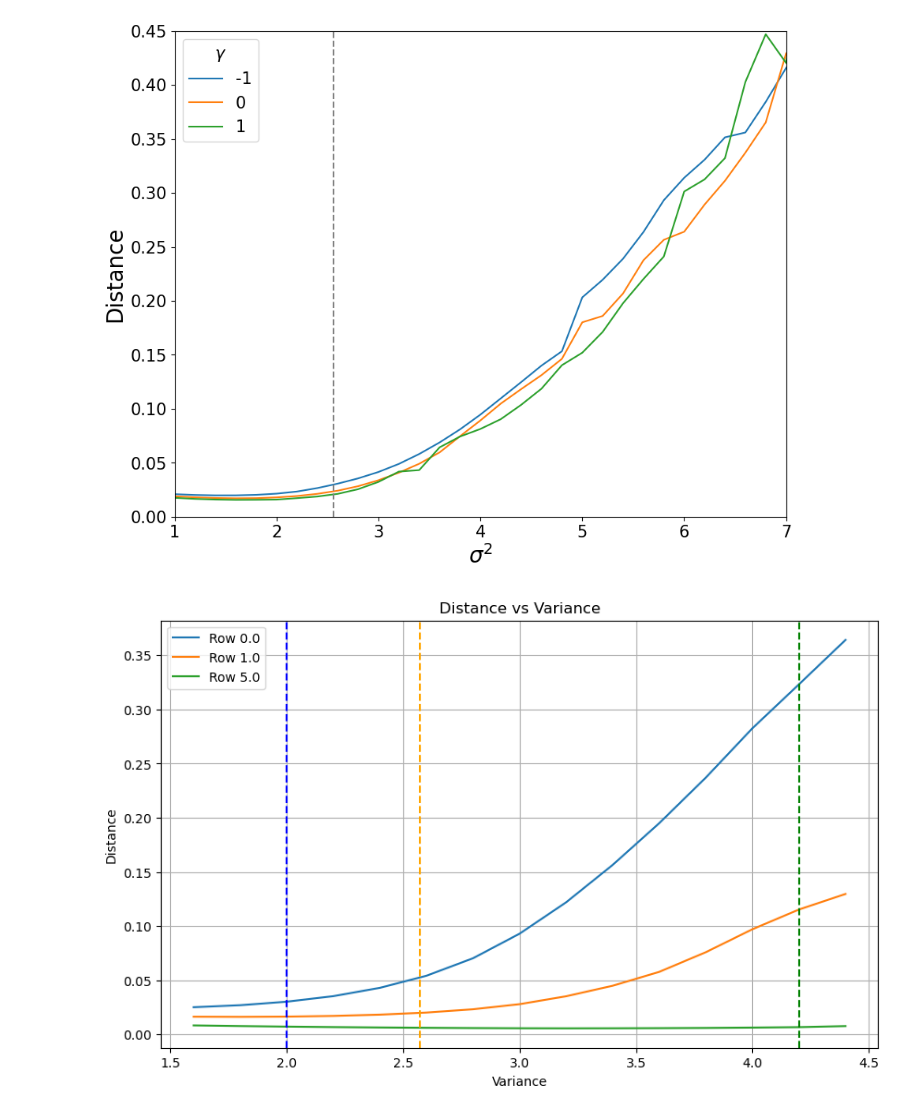
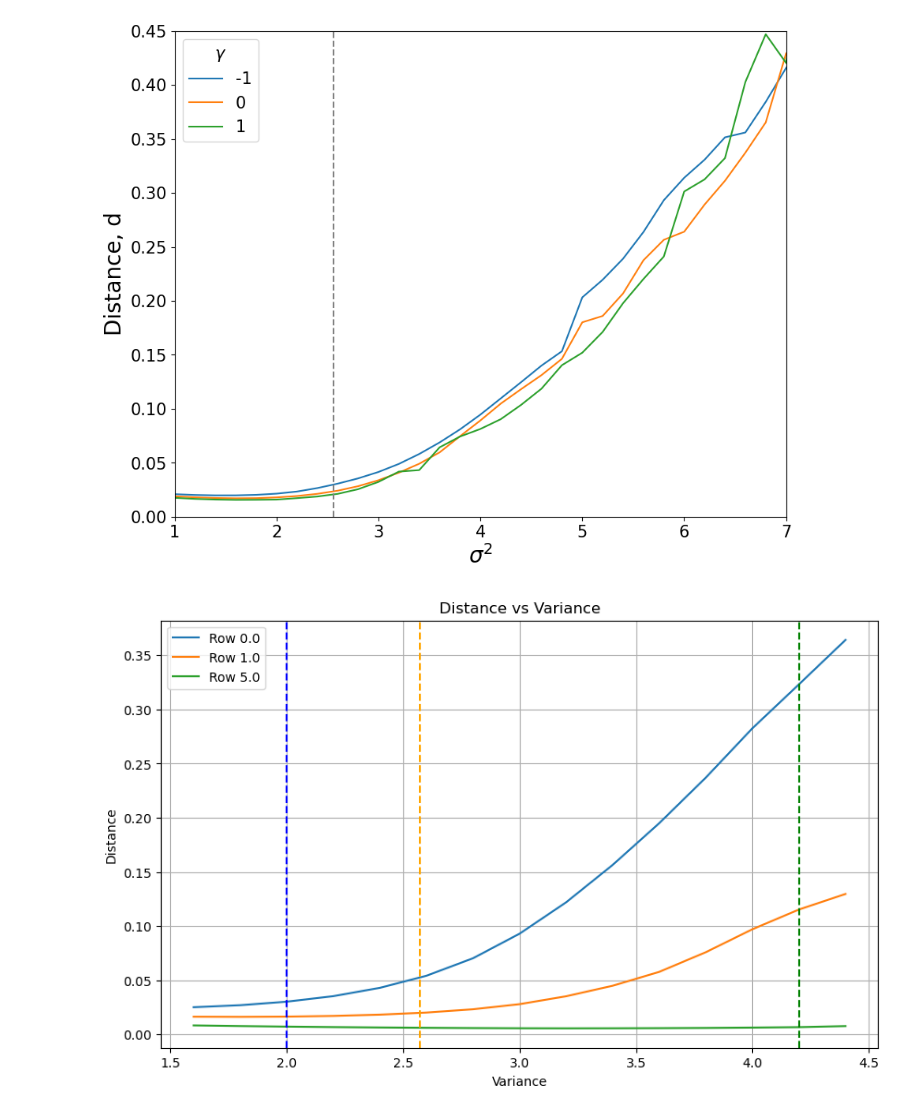
Before and after one commit to scastedo/Lotka-Volterra-Simulations, a Jupyter notebook: testing.ipynb, the cells around one changed output. Saved outputs shown, nothing was run; the diff lists cells and outputs as text; code cells hidden in the pictures.

```diff
--- a/testing.ipynb
+++ b/testing.ipynb
@@ -284,35 +284,35 @@ data = {}
 with open('gamma_distance_long.csv', 'r') as f:
     reader = csv.reader(f)
     for gamma in reader:
         if gamma[0] in ['BG', 'ROW', 'COLUMN', 'MU', 'VARIANCE']:
             continue
         variance = float(gamma[0])
         gamma_value = float(gamma[1])
         distance = float(gamma[2])
         if gamma_value not in data:
             data[gamma_value] = {'variances': [], 'distances': []}
         data[gamma_value]['variances'].append(variance)
         data[gamma_value]['distances'].append(distance)
 
 
 # Plot the data
 plt.figure(figsize=(10, 8))
 for gamma_value, values in data.items():
     plt.plot(values['variances'], values['distances'], label=f'{gamma_value:.1g}')
 plt.xlabel(r'$\sigma^2$', fontsize=20)
-plt.ylabel('Distance', fontsize = 20)
+plt.ylabel('Distance, d', fontsize = 20)
 plt.legend(title =r'$\gamma$', title_fontsize = 15, fontsize = 15)
 # plt.grid(True)
 # plt.ylim(0,0.2)
 # plt.ylim(0,0.0000000001)
 plt.ylim(0,0.45)
 plt.xlim(1,7)
 plt.axvline(2.56, color='grey', linestyle='--')
 plt.tick_params(axis='both', which='major', labelsize=15)
 plt.savefig('gamma_distance.png', dpi = 500)
 plt.show()
 # %% [output]
-[figure, old version]
+[figure, new version]
 # %%
 iterations = 5
 N = 200
```
Also changed, not shown: 5 other files.
